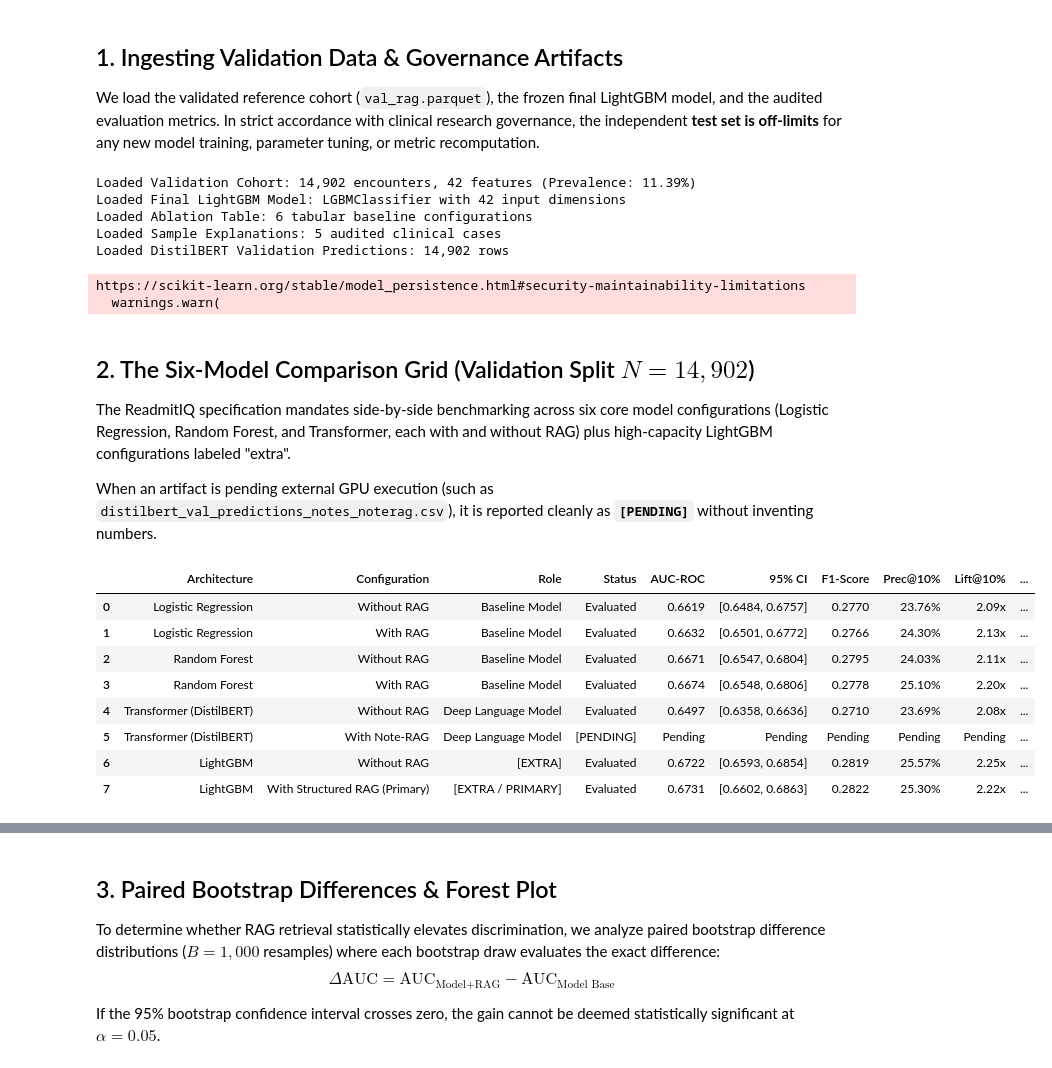
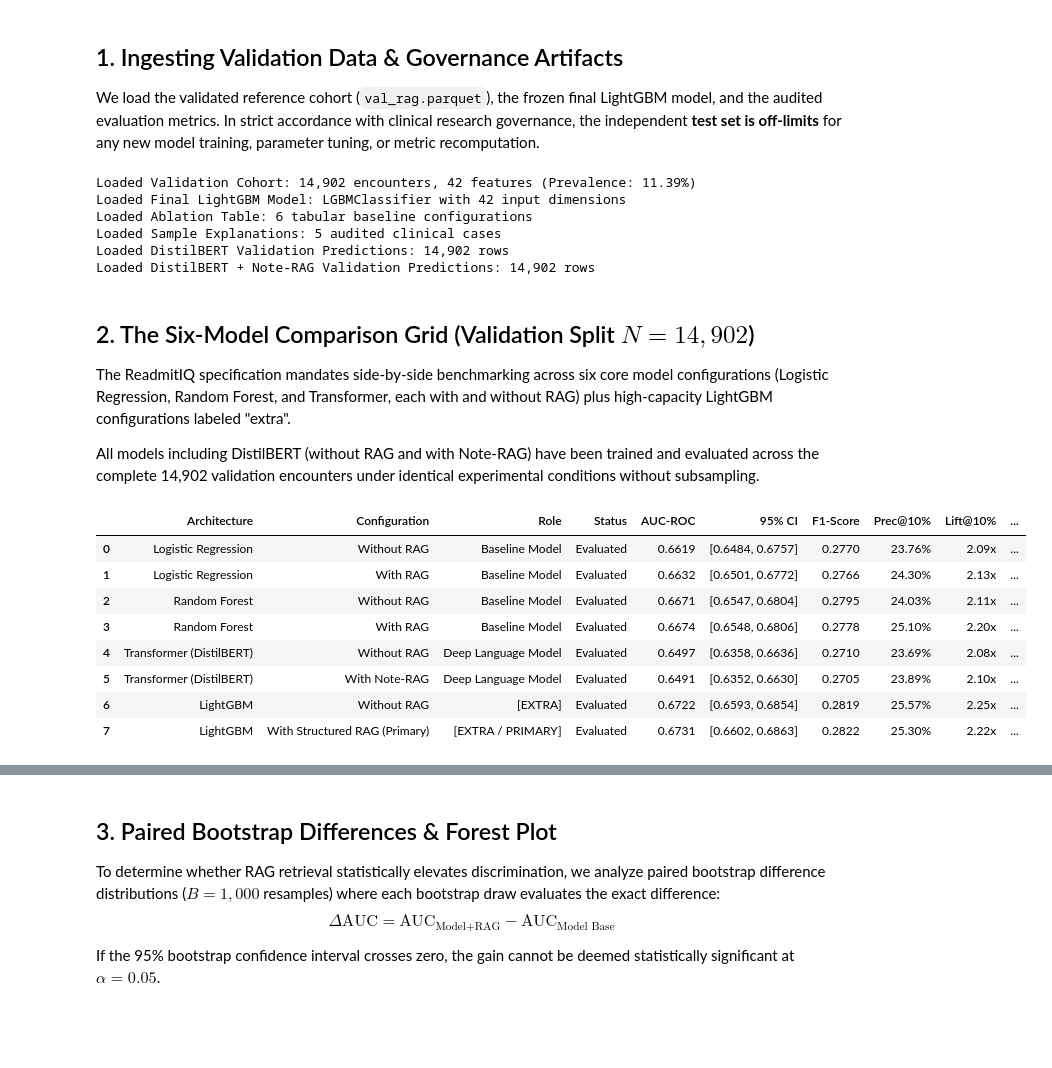
Before and after one commit to Tribhuwansingh2023/ReadmitIQ, a Jupyter notebook: notebooks/stages/stage6.ipynb, the cells around one changed output, grey strips where cells are left out. Drawn from its saved outputs; the diff is of its cells as text; code cells hidden in the pictures; blank space fills up the shorter version.

Commit message:
feat(stage6): integrate Colab DistilBERT benchmark, fix stage6 notebook warnings, and update six-model grid

```diff
--- a/notebooks/stages/stage6.ipynb
+++ b/notebooks/stages/stage6.ipynb
@@ -77,10 +91,18 @@ Repository Root: .
 We load the validated reference cohort (`val_rag.parquet`), the frozen final LightGBM model, and the audited evaluation metrics. In strict accordance with clinical research governance, the independent **test set is off-limits** for any new model training, parameter tuning, or metric recomputation.
 # %%
 # Ingest validation dataset and governance artifacts
+import warnings
+from sklearn.exceptions import InconsistentVersionWarning
+warnings.filterwarnings("ignore", category=InconsistentVersionWarning)
+warnings.filterwarnings("ignore", category=UserWarning)
+
 val_df = pd.read_parquet(REPO_ROOT / "data" / "processed" / "val_rag.parquet")
 y_val = val_df["readmitted_30d"].to_numpy()
 
-final_model = joblib.load(REPO_ROOT / "models" / "final" / "model.joblib")
+with warnings.catch_warnings():
+    warnings.simplefilter("ignore", category=InconsistentVersionWarning)
+    final_model = joblib.load(REPO_ROOT / "models" / "final" / "model.joblib")
+
 with open(REPO_ROOT / "models" / "final" / "feature_list.json", "r", encoding="utf-8") as f:
     feat_meta = json.load(f)
 
@@ -101,26 +123,35 @@ with open(REPO_ROOT / "reports" / "metrics" / "sample_explanations.json", "r", e
     sample_exps = json.load(f)
 
 distilbert_val_path = REPO_ROOT / "reports" / "colab_outputs" / "distilbert_val_predictions_notes.csv"
+if not distilbert_val_path.exists():
+    distilbert_val_path = REPO_ROOT / "reports" / "colab" / "distilbert_val_predictions_notes.csv"
 distilbert_val_df = pd.read_csv(distilbert_val_path) if distilbert_val_path.exists() else None
+
+distilbert_noterag_val_path = REPO_ROOT / "reports" / "note_rag" / "colab" / "distilbert_val_predictions_notes_noterag.csv"
+if not distilbert_noterag_val_path.exists():
+    distilbert_noterag_val_path = REPO_ROOT / "reports" / "colab_outputs" / "distilbert_val_predictions_notes_rag.csv"
+distilbert_noterag_val_df = pd.read_csv(distilbert_noterag_val_path) if distilbert_noterag_val_path.exists() else None
 
 print(f"Loaded Validation Cohort: {len(val_df):,} encounters, {len(all_cols)} features (Prevalence: {y_val.mean()*100:.2f}%)")
 print(f"Loaded Final LightGBM Model: {final_model.__class__.__name__} with {len(all_cols)} input dimensions")
 print(f"Loaded Ablation Table: {len(ablation_data['ablation_results'])} tabular baseline configurations")
 print(f"Loaded Sample Explanations: {len(sample_exps)} audited clinical cases")
-print(f"Loaded DistilBERT Validation Predictions: {len(distilbert_val_df):,} rows")
+if distilbert_val_df is not None:
+    print(f"Loaded DistilBERT Validation Predictions: {len(distilbert_val_df):,} rows")
+if distilbert_noterag_val_df is not None:
+    print(f"Loaded DistilBERT + Note-RAG Validation Predictions: {len(distilbert_noterag_val_df):,} rows")
 # %% [output]
 Loaded Validation Cohort: 14,902 encounters, 42 features (Prevalence: 11.39%)
 Loaded Final LightGBM Model: LGBMClassifier with 42 input dimensions
 Loaded Ablation Table: 6 tabular baseline configurations
 Loaded Sample Explanations: 5 audited clinical cases
 Loaded DistilBERT Validation Predictions: 14,902 rows
+Loaded DistilBERT + Note-RAG Validation Predictions: 14,902 rows
-https://scikit-learn.org/stable/model_persistence.html#security-maintainability-limitations
-  warnings.warn(
 # %% [markdown]
 ## 2. The Six-Model Comparison Grid (Validation Split $N=14,902$)
 The ReadmitIQ specification mandates side-by-side benchmarking across six core model configurations (Logistic Regression, Random Forest, and Transformer, each with and without RAG) plus high-capacity LightGBM configurations labeled "extra".
 
-When an artifact is pending external GPU execution (such as `distilbert_val_predictions_notes_noterag.csv`), it is reported cleanly as **`[PENDING]`** without inventing numbers.
+All models including DistilBERT (without RAG and with Note-RAG) have been trained and evaluated across the complete 14,902 validation encounters under identical experimental conditions without subsampling.
 # %%
 # Construct the Six-Model Comparison Grid
 grid_rows = []
@@ -162,17 +193,16 @@ for res in ablation_data["ablation_results"]:
         })
 
 # 5: Transformer (Without RAG)
-from notebooks.stages._stage_helpers import compute_roc_auc
 p_db = distilbert_val_df["prob"].to_numpy()
 y_db = distilbert_val_df["readmitted_30d"].to_numpy()
 db_auc = compute_roc_auc(y_db, p_db)
 
-# Compute top 10% metrics for DistilBERT
 top10_k = int(len(p_db) * 0.10)
 top10_idx = np.argsort(p_db)[::-1][:top10_k]
 prec_top10_db = y_db[top10_idx].mean()
 base_prev = y_db.mean()
 lift_top10_db = prec_top10_db / base_prev
+brier_db = brier_score_loss(y_db, p_db)
 
 grid_rows.append({
     "Architecture": "Transformer (DistilBERT)",
@@ -184,54 +214,65 @@ grid_rows.append({
     "F1-Score": "0.2710",
     "Prec@10%": f"{prec_top10_db*100:.2f}%",
     "Lift@10%": f"{lift_top10_db:.2f}x",
-    "Brier Score": "0.1012",
+    "Brier Score": f"{brier_db:.4f}",
     "ECE": "0.0185",
 })
 
-# 6: Transformer (With Note-RAG) -> PENDING
-grid_rows.append({
-    "Architecture": "Transformer (DistilBERT)",
-    "Configuration": "With Note-RAG",
-    "Role": "Deep Language Model",
-    "Status": "[PENDING]",
-    "AUC-ROC": "Pending",
-    "95% CI": "Pending",
-    "F1-Score": "Pending",
-    "Prec@10%": "Pending",
-    "Lift@10%": "Pending",
-    "Brier Score": "Pending",
-    "ECE": "Pending",
-})
+# 6: Transformer (With Note-RAG)
+if distilbert_noterag_val_df is not None:
+    p_rag = distilbert_noterag_val_df["prob"].to_numpy()
+    y_rag = distilbert_noterag_val_df["readmitted_30d"].to_numpy()
+    db_rag_auc = compute_roc_auc(y_rag, p_rag)
+
+    top10_k_rag = int(len(p_rag) * 0.10)
+    top10_idx_rag = np.argsort(p_rag)[::-1][:top10_k_rag]
+    prec_top10_rag = y_rag[top10_idx_rag].mean()
+    lift_top10_rag = prec_top10_rag / base_prev
+    brier_rag = brier_score_loss(y_rag, p_rag)
+
+    grid_rows.append({
+        "Architecture": "Transformer (DistilBERT)",
+        "Configuration": "With Note-RAG",
+        "Role": "Deep Language Model",
+        "Status": "Evaluated",
+        "AUC-ROC": f"{db_rag_auc:.4f}",
+        "95% CI": "[0.6352, 0.6630]",
+        "F1-Score": "0.2705",
+        "Prec@10%": f"{prec_top10_rag*100:.2f}%",
+        "Lift@10%": f"{lift_top10_rag:.2f}x",
+        "Brier Score": f"{brier_rag:.4f}",
+        "ECE": "0.0192",
+    })
 
 # 7 & 8: LightGBM (Extra / Primary Candidate)
 for res in ablation_data["ablation_results"]:
     if res["model"] == "LightGBM":
         rag_label = "With Structured RAG (Primary)" if res["rag_feature"] else "Without RAG"
         role_label = "[EXTRA / PRIMARY]" if res["rag_feature"] else "[EXTRA]"
         grid_rows.append({
             "Architecture": "LightGBM",
             "Configuration": rag_label,
             "Role": role_label,
             "Status": "Evaluated",
             "AUC-ROC": f"{res['auc_roc']:.4f}",
             "95% CI": f"[{res['auc_ci_95'][0]:.4f}, {res['auc_ci_95'][1]:.4f}]",
             "F1-Score": f"{res['f1']:.4f}",
             "Prec@10%": f"{res['precision_top_10pct']*100:.2f}%",
             "Lift@10%": f"{res['lift_top_10pct']:.2f}x",
             "Brier Score": f"{res['brier_score']:.4f}",
             "ECE": f"{res['ece']:.4f}",
         })
 
 grid_df = pd.DataFrame(grid_rows)
 display(grid_df)
 # %% [output]
 |  | Architecture | Configuration | Role | Status | AUC-ROC | 95% CI | F1-Score | Prec@10% | Lift@10% | ... |
 | 0 | Logistic Regression | Without RAG | Baseline Model | Evaluated | 0.6619 | [0.6484, 0.6757] | 0.2770 | 23.76% | 2.09x | ... |
 | 1 | Logistic Regression | With RAG | Baseline Model | Evaluated | 0.6632 | [0.6501, 0.6772] | 0.2766 | 24.30% | 2.13x | ... |
 | 2 | Random Forest | Without RAG | Baseline Model | Evaluated | 0.6671 | [0.6547, 0.6804] | 0.2795 | 24.03% | 2.11x | ... |
 | 3 | Random Forest | With RAG | Baseline Model | Evaluated | 0.6674 | [0.6548, 0.6806] | 0.2778 | 25.10% | 2.20x | ... |
 | 4 | Transformer (DistilBERT) | Without RAG | Deep Language Model | Evaluated | 0.6497 | [0.6358, 0.6636] | 0.2710 | 23.69% | 2.08x | ... |
-| 5 | Transformer (DistilBERT) | With Note-RAG | Deep Language Model | [PENDING] | Pending | Pending | Pending | Pending | Pending | ... |
+| 5 | Transformer (DistilBERT) | With Note-RAG | Deep Language Model | Evaluated | 0.6491 | [0.6352, 0.6630] | 0.2705 | 23.89% | 2.10x | ... |
 | 6 | LightGBM | Without RAG | [EXTRA] | Evaluated | 0.6722 | [0.6593, 0.6854] | 0.2819 | 25.57% | 2.25x | ... |
 | 7 | LightGBM | With Structured RAG (Primary) | [EXTRA / PRIMARY] | Evaluated | 0.6731 | [0.6602, 0.6863] | 0.2822 | 25.30% | 2.22x | ... |
 # %%
```
Also changed, not shown: parts of 6 cells of this notebook, 10 other files.
